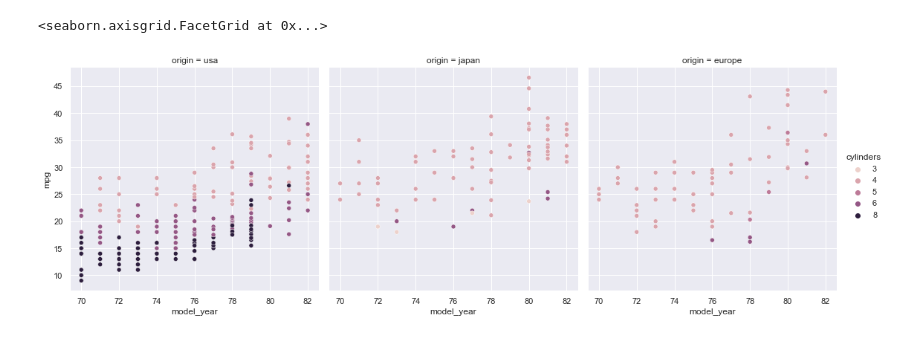
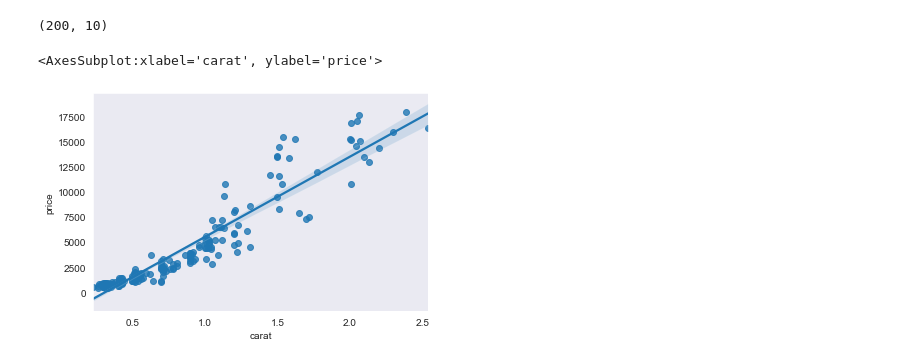
Before and after one commit to hmamoun/Python, a Jupyter notebook: Untitled.ipynb, the cells around one changed output. Cells and saved outputs as stored; diff of their text form; code cells hidden in the pictures.

```diff
--- a/Untitled.ipynb
+++ b/Untitled.ipynb
@@ -13,2 +3,0 @@ import seaborn as sns
-# %%
-sns.set()
@@ -40,5 +15,12 @@ cars.head()
-# %%
-sns.relplot(x = 'model_year', y='mpg',col='origin',hue='cylinders',data=cars)
-# %% [output]
-<seaborn.axisgrid.FacetGrid at 0x...>
-[figure, removed]
+# %%
+diamonds = diamonds.sample(n=200 , random_state=44)
+diamonds.shape
+# %% [output]
+(200, 10)
+# %%
+sns.set_style('dark')
+# %%
+sns.regplot(diamonds.carat , diamonds.price)
+# %% [output]
+<AxesSubplot:xlabel='carat', ylabel='price'>
+[figure, added]
```
Also changed, not shown: parts of 16 cells of this notebook, 12 other files.
